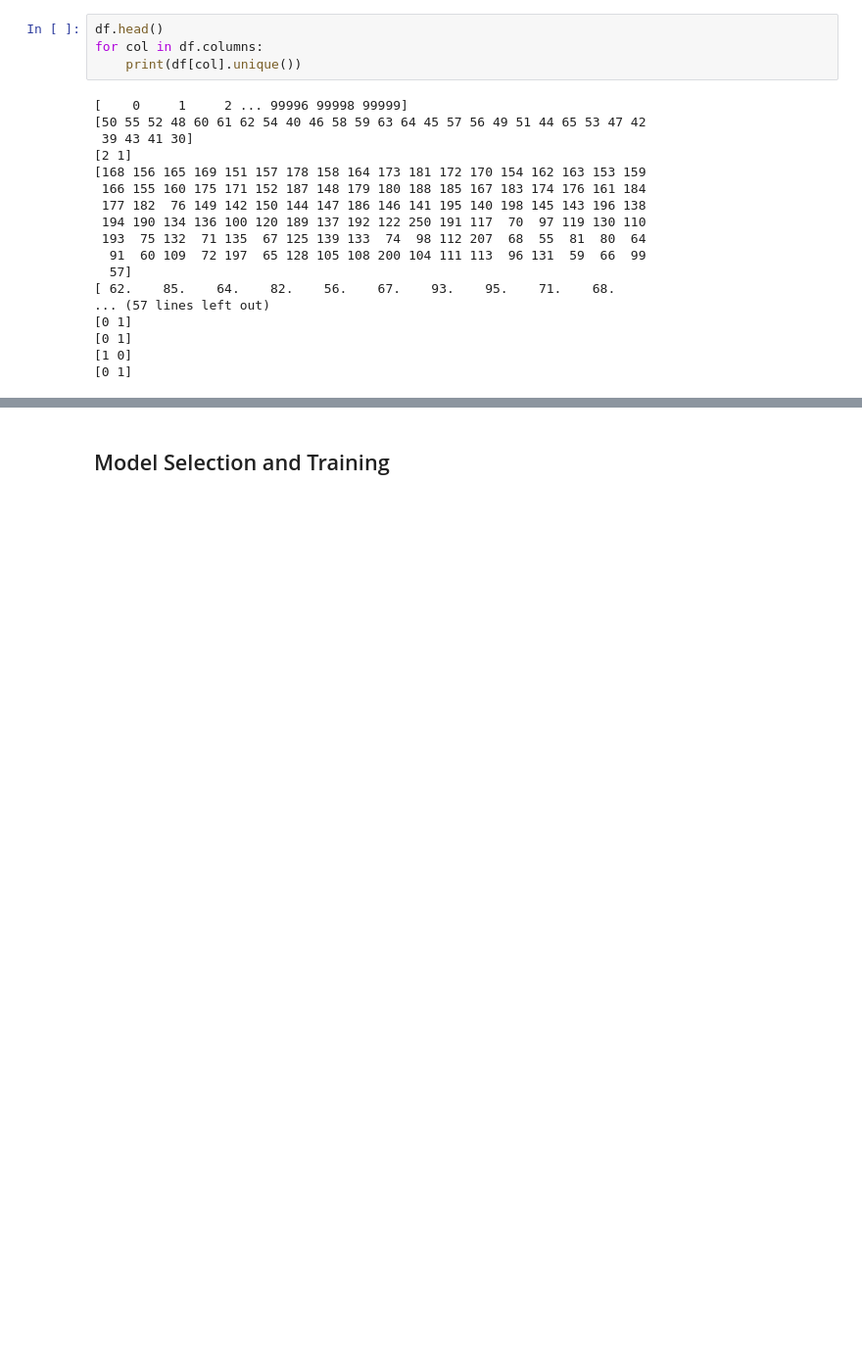
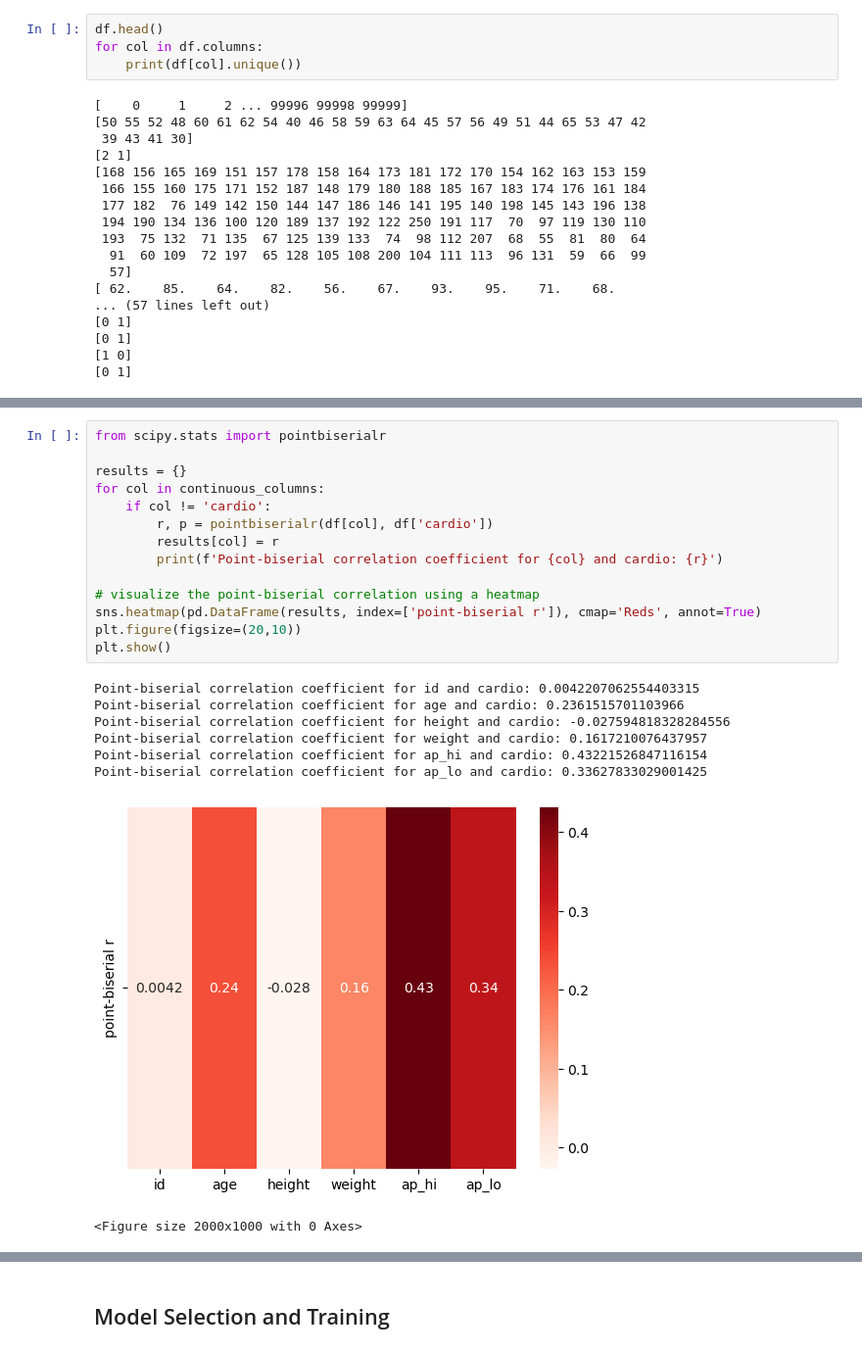
Before and after one commit to M-ImranIsmael/Supervised-Learning, a Jupyter notebook: cardio.ipynb, the cells around one changed output, grey strips where cells are left out. Shown: that part at 98% size. Saved outputs shown, nothing was run; the diff lists cells and outputs as text; blank space fills up the shorter version.

```diff
--- a/cardio.ipynb
+++ b/cardio.ipynb
@@ -251,0 +294,23 @@ plt.show()
+# %%
+from scipy.stats import pointbiserialr
+
+results = {}
+for col in continuous_columns:
+    if col != 'cardio':
+        r, p = pointbiserialr(df[col], df['cardio'])
+        results[col] = r
+        print(f'Point-biserial correlation coefficient for {col} and cardio: {r}')
+
+# visualize the point-biserial correlation using a heatmap
+sns.heatmap(pd.DataFrame(results, index=['point-biserial r']), cmap='Reds', annot=True)
+plt.figure(figsize=(20,10))
+plt.show()
+# %% [output]
+Point-biserial correlation coefficient for id and cardio: 0.0042207062554403315
+Point-biserial correlation coefficient for age and cardio: 0.2361515701103966
+Point-biserial correlation coefficient for height and cardio: -0.027594818328284556
+Point-biserial correlation coefficient for weight and cardio: 0.1617210076437957
+Point-biserial correlation coefficient for ap_hi and cardio: 0.43221526847116154
+Point-biserial correlation coefficient for ap_lo and cardio: 0.33627833029001425
+[figure, added]
+<Figure size 2000x1000 with 0 Axes>
```
Also changed, not shown: parts of 23 cells of this notebook.
